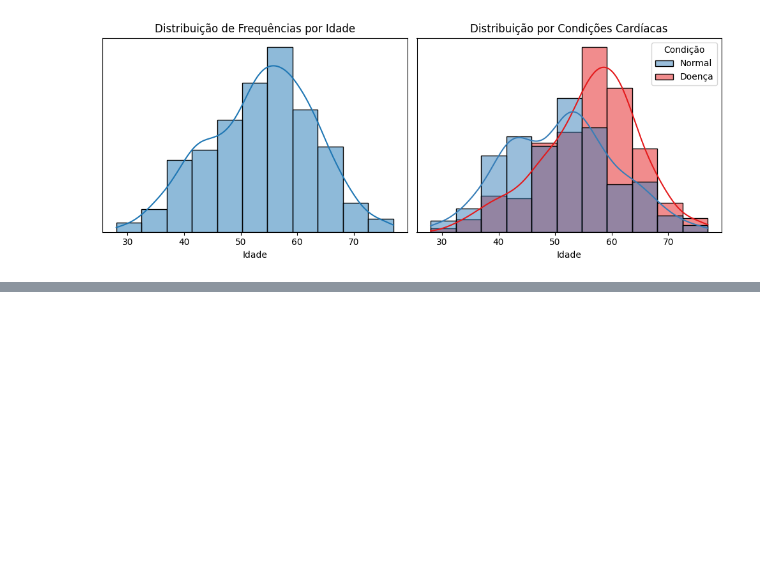
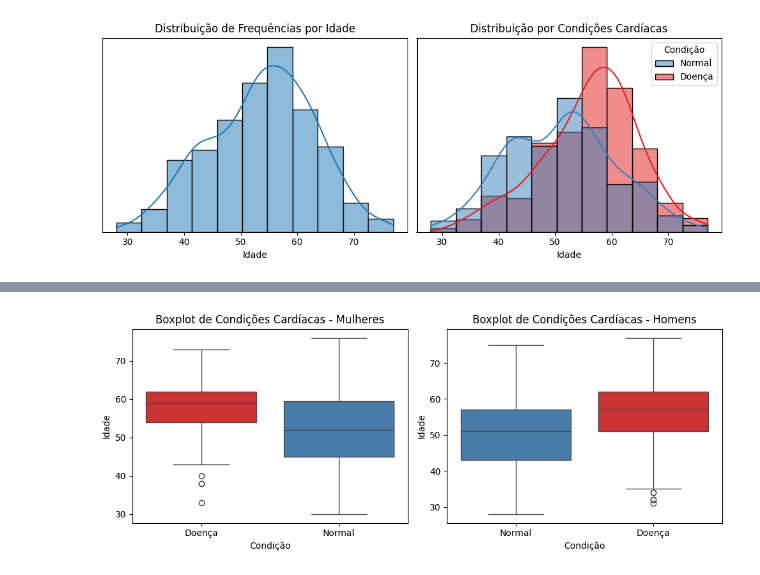
Before and after one commit to ryanrodr/ml-heart-disease, a Jupyter notebook: notebooks/analise_exploratoria.ipynb, the cells around one changed output, grey strips where cells are left out. Drawn from its saved outputs; the diff is of its cells as text; code cells hidden in the pictures; blank space fills up the shorter version.

Commit message:
Adiciona gráfico de boxplot por sexo e condições cardíacas

```diff
--- a/notebooks/analise_exploratoria.ipynb
+++ b/notebooks/analise_exploratoria.ipynb
@@ -211,0 +221,31 @@ plt.show()
+# %%
+# Definir o tamanho da figura (em polegadas)
+fig, axes = plt.subplots(1, 2, figsize=(10, 4))  # 1 linha, 2 colunas
+
+# Primeiro gráfico - Boxplot de Condições Cardíacas - Mulheres
+ax1 = axes[0]
+sns.boxplot(x='Condição', y='age', data=df[df['sex'] == 0], palette=custom_palette, ax=ax1)
+ax1.set_title('Boxplot de Condições Cardíacas - Mulheres')
+ax1.set_xlabel("Condição")
+ax1.set_ylabel("Idade")
+ax1.set_facecolor('none')
+ax1.grid(False)
+
+# Segundo gráfico - Boxplot de Condições Cardíacas - Homens
+ax2 = axes[1]
+sns.boxplot(x='Condição', y='age', data=df[df['sex'] == 1], palette=custom_palette, ax=ax2)
+ax2.set_title('Boxplot de Condições Cardíacas - Homens')
+ax2.set_xlabel("Condição")
+ax2.set_ylabel("Idade")
+ax2.set_facecolor('none')
+ax2.grid(False)
+
+plt.tight_layout()
+
+# Salvar o gráfico na localização especificada com resolução ajustada (dpi)
+output_path = "/home/ryanr/Documentos/ml-heart-disease/imagens/grafico3.png"
+plt.savefig(output_path, dpi=300)  # Ajuste o dpi conforme necessário
+
+plt.show()
+# %% [output]
+[figure, added]
```
Also changed, not shown: parts of 1 cell of this notebook.
